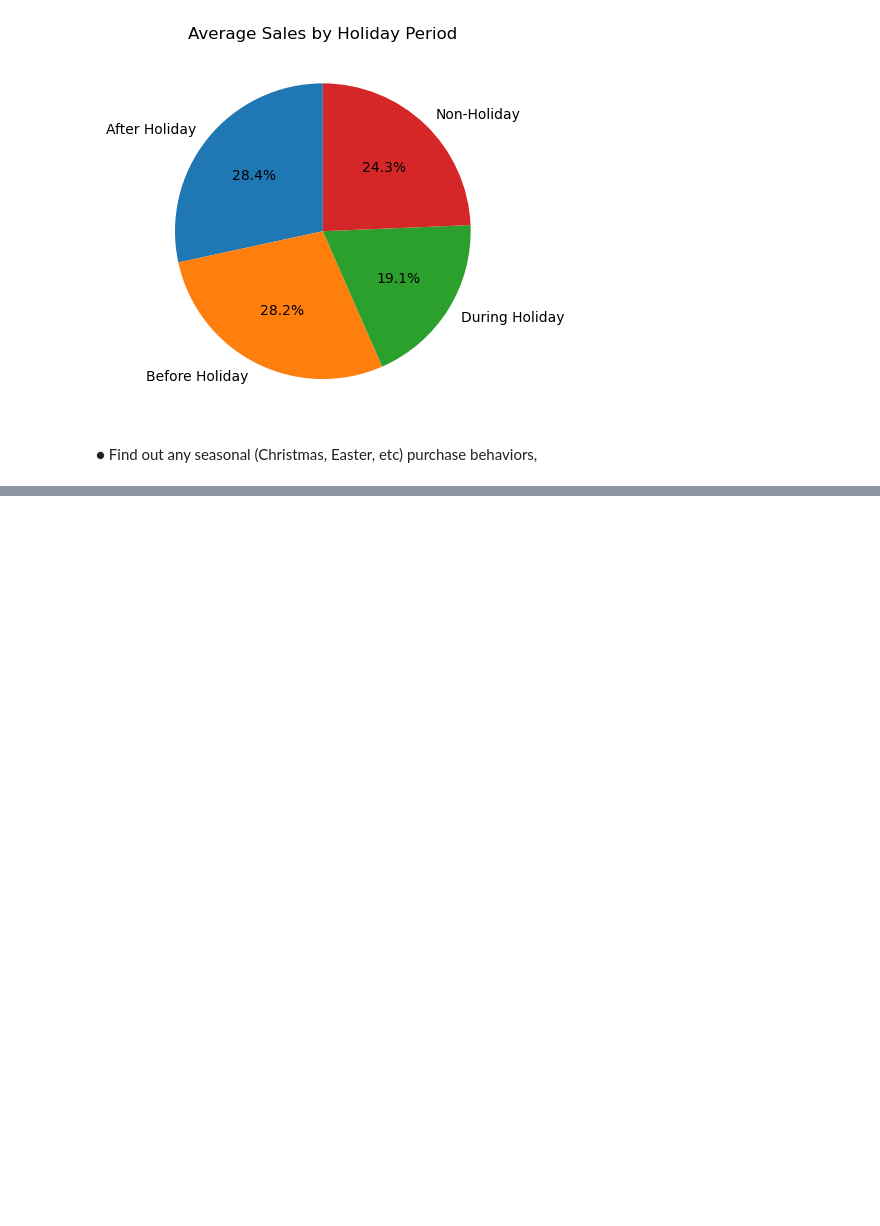
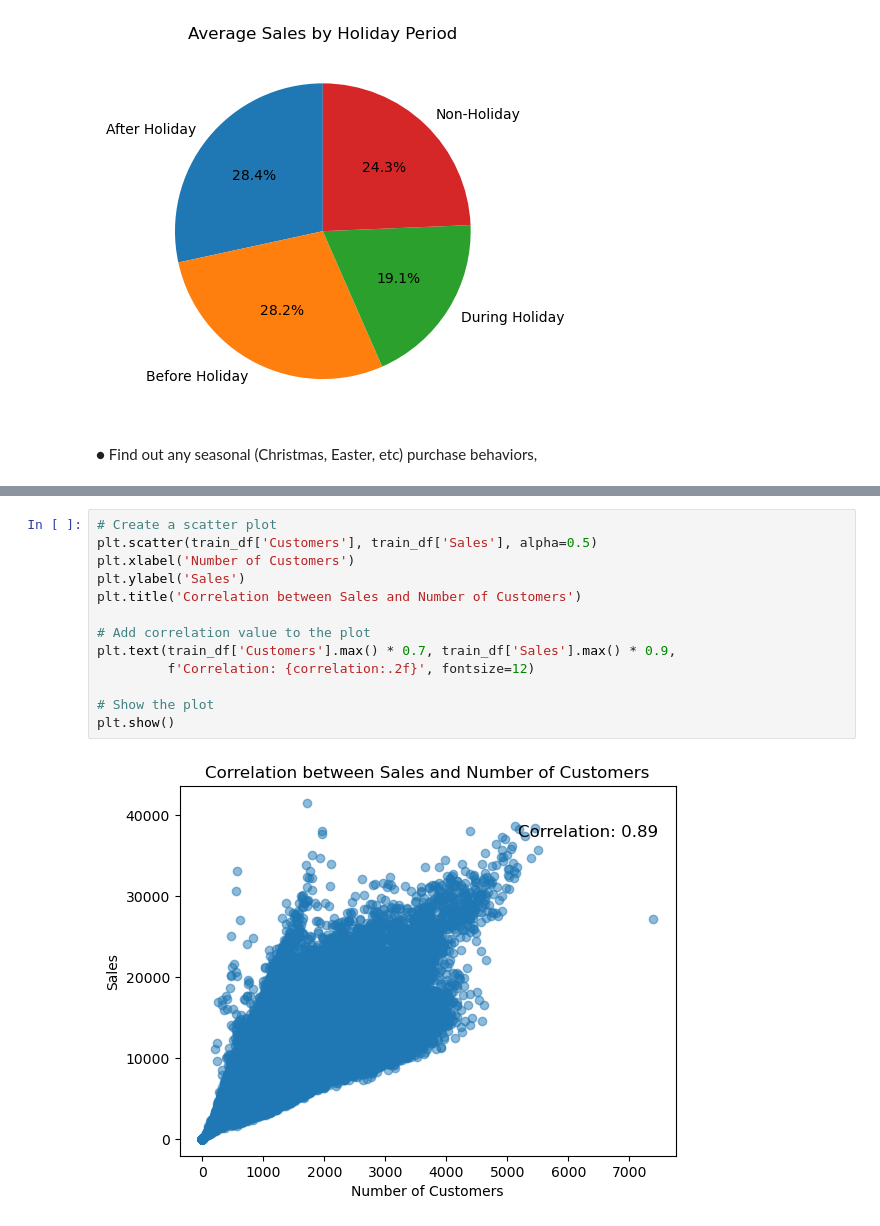
Before and after one commit to jodahe1/Rossmann-Pharmaceuticals-, a Jupyter notebook: Task1/EDA and Data Cleaning.ipynb, the cells around one changed output, grey strips where cells are left out. Cells and saved outputs as stored; diff of their text form; blank space fills up the shorter version.

```diff
--- a/Task1/EDA and Data Cleaning.ipynb
+++ b/Task1/EDA and Data Cleaning.ipynb
@@ -252,0 +286,15 @@ plt.show()
+# %%
+# Create a scatter plot
+plt.scatter(train_df['Customers'], train_df['Sales'], alpha=0.5)
+plt.xlabel('Number of Customers')
+plt.ylabel('Sales')
+plt.title('Correlation between Sales and Number of Customers')
+
+# Add correlation value to the plot
+plt.text(train_df['Customers'].max() * 0.7, train_df['Sales'].max() * 0.9,
+         f'Correlation: {correlation:.2f}', fontsize=12)
+
+# Show the plot
+plt.show()
+# %% [output]
+[figure, added]
```
Also changed, not shown: parts of 11 cells of this notebook.
